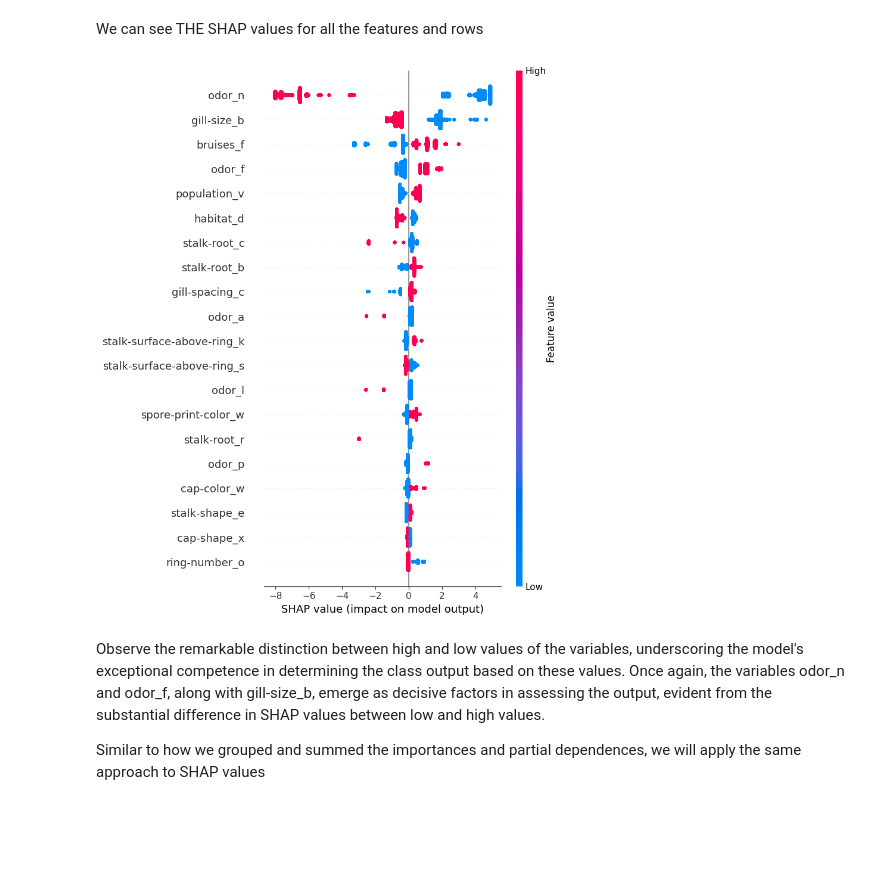
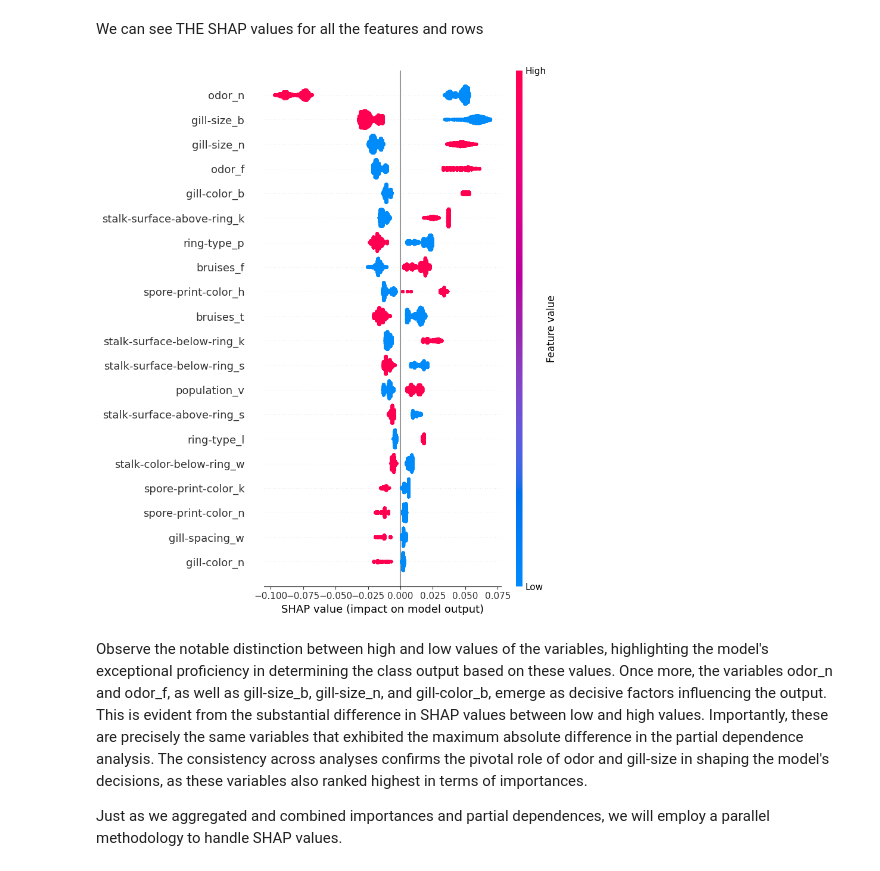
Before and after one commit to willc127/Mushroom_Classifier, a Jupyter notebook: main.ipynb, the cells around one changed output. Saved outputs shown, nothing was run; the diff lists cells and outputs as text; code cells hidden in the pictures; blank space fills up the shorter version.

Commit message:
SHAP values

```diff
--- a/main.ipynb
+++ b/main.ipynb
@@ -405,13 +415,13 @@ Even though the initial two rows share the commonality of odor_n = 0, the distin
 We can see THE SHAP values for all the features and rows
 # %%
 shap_values = explainer.shap_values(X_encoded)
-shap.summary_plot(shap_values, X_encoded)
+shap.summary_plot(shap_values[1], X_encoded)
 # %% [output]
-[figure, old version]
+[figure, new version]
 # %% [markdown]
-Observe the remarkable distinction between high and low values of the variables, underscoring the model's exceptional competence in determining the class output based on these values. Once again, the variables odor_n and odor_f, along with gill-size_b, emerge as decisive factors in assessing the output, evident from the substantial difference in SHAP values between low and high values.
+Observe the notable distinction between high and low values of the variables, highlighting the model's exceptional proficiency in determining the class output based on these values. Once more, the variables odor_n and odor_f, as well as gill-size_b, gill-size_n, and gill-color_b, emerge as decisive factors influencing the output. This is evident from the substantial difference in SHAP values between low and high values. Importantly, these are precisely the same variables that exhibited the maximum absolute difference in the partial dependence analysis. The consistency across analyses confirms the pivotal role of odor and gill-size in shaping the model's decisions, as these variables also ranked highest in terms of importances.
 
-Similar to how we grouped and summed the importances and partial dependences, we will apply the same approach to SHAP values
+Just as we aggregated and combined importances and partial dependences, we will employ a parallel methodology to handle SHAP values.
 # %%
 
 #get number of unique categories for each feature
```
Also changed, not shown: parts of 6 cells of this notebook.
